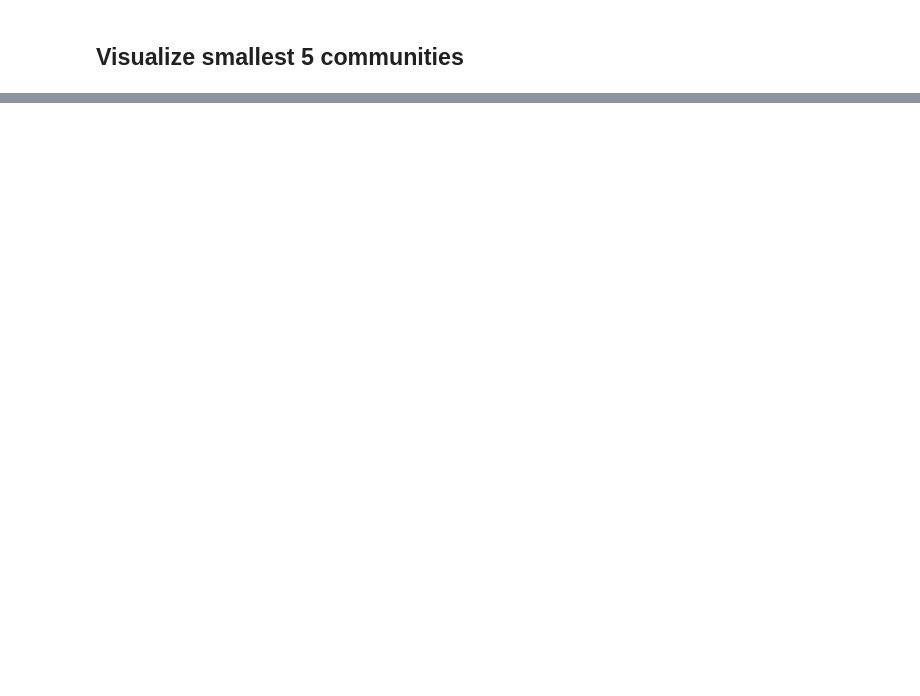
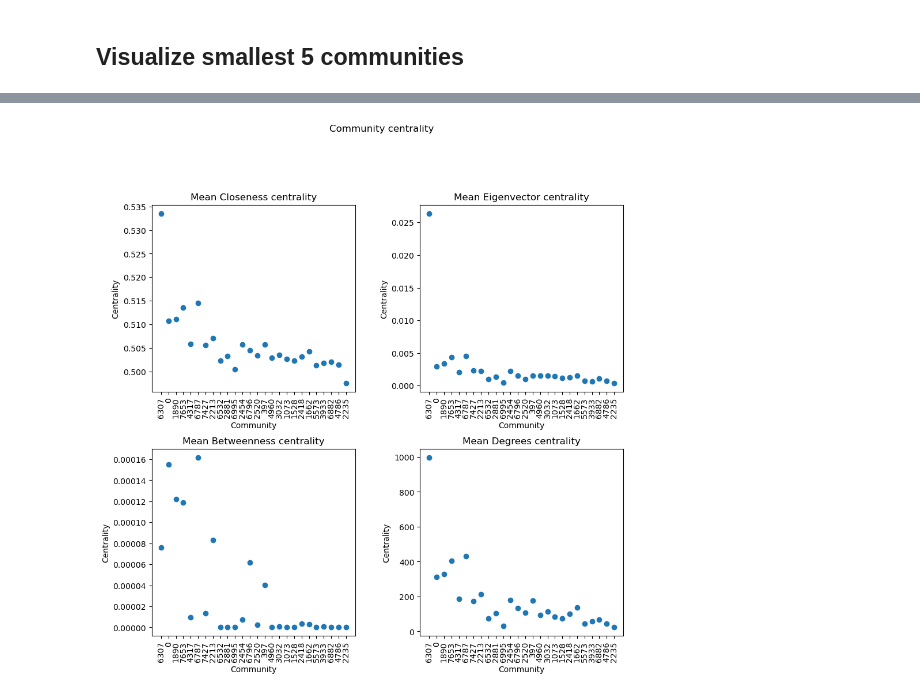
Before and after one commit to dariokueffer/Project-Network-Science-HS24, a Jupyter notebook: analysis_communities.ipynb, the cells around one changed output, grey strips where cells are left out. Cells and saved outputs as stored; diff of their text form; code cells hidden in the pictures; blank space fills up the shorter version.

```diff
--- a/analysis_communities.ipynb
+++ b/analysis_communities.ipynb
@@ -167,0 +325,16 @@ count of community_bool_filter True values: 5
+# %%
+
+# get closeness centrality for each community
+# closn = closeness(graph_community_analyzer.graph)
+# eigenv = eigenvector(graph_community_analyzer.graph)[1].get_array()
+
+# print(f"len closn: {len(closn)}")
+# print(f"len eigenv: {len(eigenv)}")
+
+centrality_analyzer = CentralityAnalyzer(graph_community_analyzer.graph)
+centrality_analyzer.calculate_centralities()
+
+closn = centrality_analyzer.get_closeness_centrality()
+eigenv = centrality_analyzer.get_eigenvector_centrality()
+betweenness = centrality_analyzer.get_betweenness_centrality()
+degrees = centrality_analyzer.get_degrees()
@@ -167,0 +381,36 @@ count of community_bool_filter True values: 5
+# %%
+#plot distribution of closeness and eigenvector centrality over communities
+
+fig, axs = plt.subplots(2, 2, figsize=(10, 10))
+fig.suptitle('Community centrality')
+fig.tight_layout(pad=5.0)
+
+for i, centrality in enumerate([community_closeness, community_eigenvector]):
+    ax = axs[0][i]
+    chart_title = 'Closeness' if i == 0 else 'Eigenvector'
+    x_label_strings = [f'{community}' for community in centrality.keys()]
+    x = np.arange(len(centrality.keys()))
+    y = [np.mean(centrality[community]) for community in centrality.keys()]
+    ax.scatter(x, y)
+    ax.set_xticks(x)
+    ax.set_xticklabels(x_label_strings, rotation=90)
+    ax.set_title(f'Mean {chart_title} centrality')
+    ax.set_ylabel('Centrality')
+    ax.set_xlabel('Community')
+
+for i, centrality in enumerate([community_betweenness, community_degrees]):
+    ax = axs[1][i]
+    chart_title = 'Betweenness' if i == 0 else 'Degrees'
+    x_label_strings = [f'{community}' for community in centrality.keys()]
+    x = np.arange(len(centrality.keys()))
+    y = [np.mean(centrality[community]) for community in centrality.keys()]
+    ax.scatter(x, y)
+    ax.set_xticks(x)
+    ax.set_xticklabels(x_label_strings, rotation=90)
+    ax.set_title(f'Mean {chart_title} centrality')
+    ax.set_ylabel('Centrality')
+    ax.set_xlabel('Community')
+
+plt.show()
+# %% [output]
+[figure, added]
```
Also changed, not shown: parts of 22 cells of this notebook, 3 other files.
